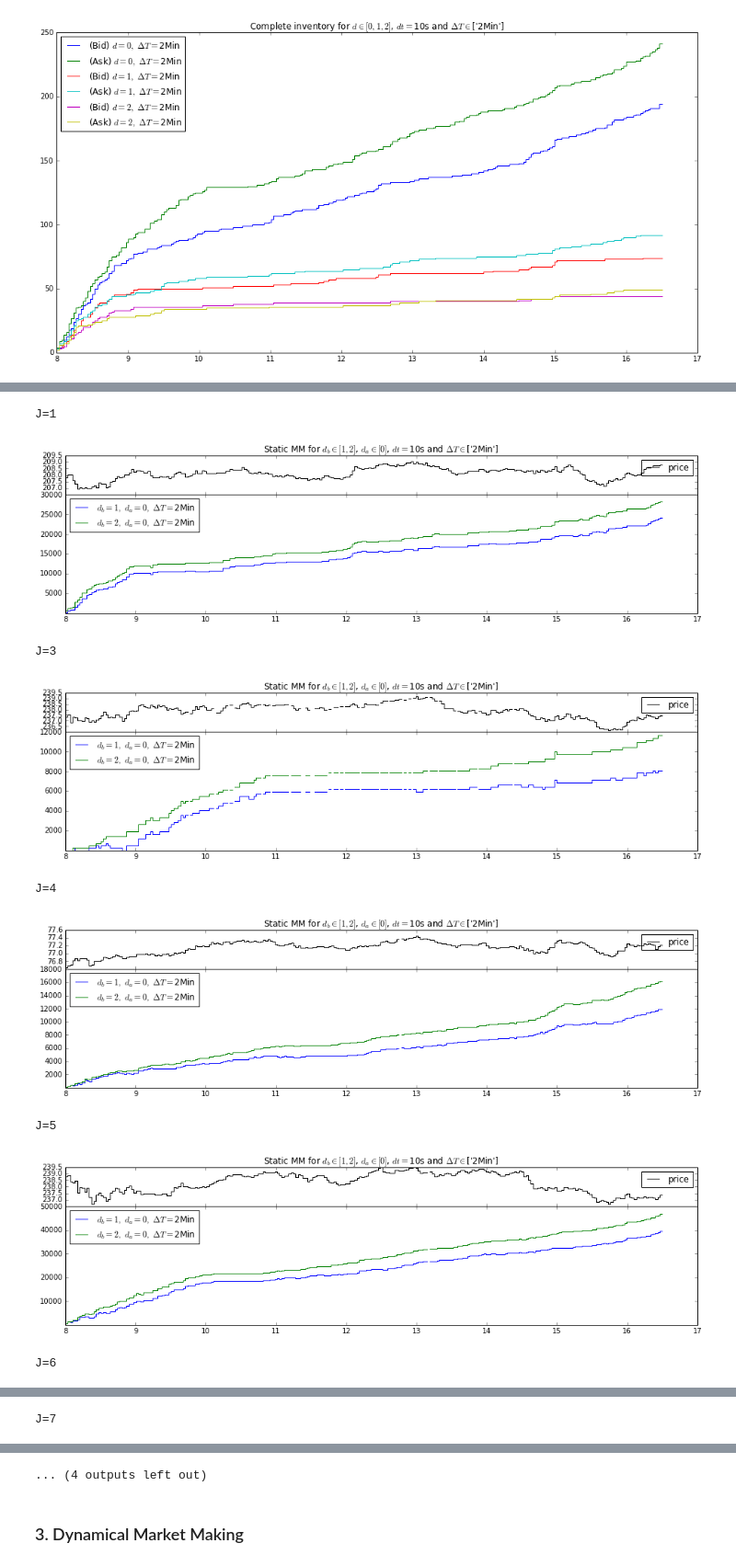
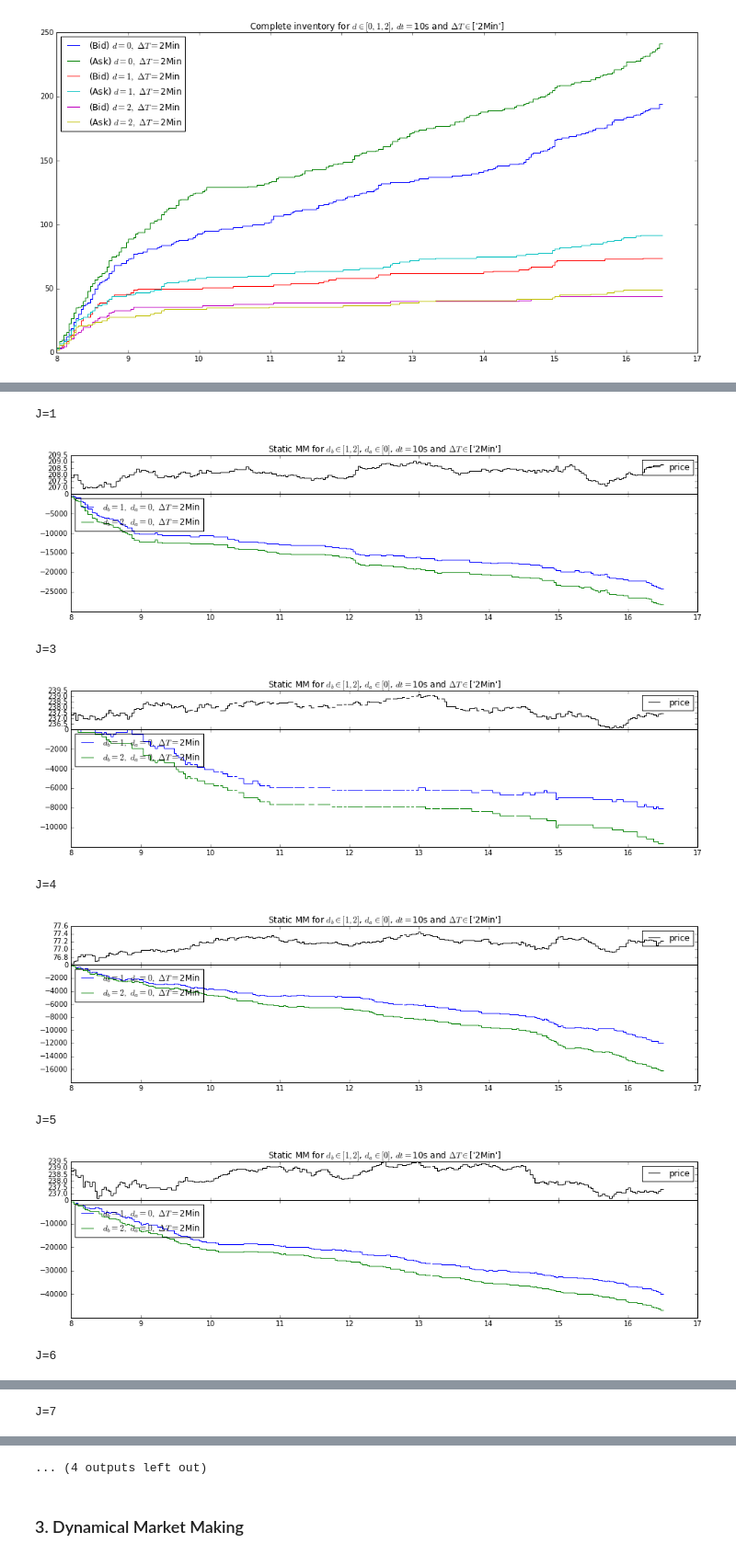
Before and after one commit to m-legrand/TD_Laruelle, a Jupyter notebook: Seance4/TP4.ipynb, the cells around one changed output, grey strips where cells are left out. Shown at 92% size. Drawn from its saved outputs; the diff is of its cells as text; code cells hidden in the pictures.

```diff
--- a/Seance4/TP4.ipynb
+++ b/Seance4/TP4.ipynb
@@ -399,10 +399,10 @@ def staticMarketMaking(db_l=[0,1,2], da_l=[0,1,2], dt='10s', DT_l=['2Min'], Hm=8
                 fillAsk = completeFillrate(temp_trades, da, dt, DT)['Ask']
                 invAsk = (fillAsk*price).cumsum()
                 if showBids:
-                    ax2.step(np.linspace(Hm,HM,len(invBid)), -invBid, label='$d_b='+str(db)+',\ \Delta T=$'+DT)
+                    ax2.step(np.linspace(Hm,HM,len(invBid)), invBid, label='$d_b='+str(db)+',\ \Delta T=$'+DT)
                 if showAsks:
-                    ax2.step(np.linspace(Hm,HM,len(invAsk)), invAsk, label='$d_a='+str(da)+',\ \Delta T=$'+DT)
-                ax2.step(np.linspace(Hm,HM,len(invAsk)), invAsk-invBid,
+                    ax2.step(np.linspace(Hm,HM,len(invAsk)), -invAsk, label='$d_a='+str(da)+',\ \Delta T=$'+DT)
+                ax2.step(np.linspace(Hm,HM,len(invAsk)), invBid-invAsk,
                         label='$d_b='+str(db)+',\ d_a='+str(da)+',\ \Delta T=$'+DT)
     ax2.legend(loc=2)
     fig.subplots_adjust(hspace=0)
@@ -438,15 +436,15 @@ La meilleure performance symétrique est donnée par $(0,0)$ avec un score de $1
 # %%
 # Résultats sur les différentes données :
-for J in [1]+range(3,10):
-    print('J='+str(J))
-    staticMarketMaking(db_l=[1,2], da_l=[0], J=J, Height=4)
+for j in [1]+range(3,10):
+    print('J='+str(j))
+    staticMarketMaking(db_l=[1,2], da_l=[0], J=j, Height=4)
 # %% [output]
 J=1
-[figure, old version]
+[figure, new version]
 J=3
-[figure, old version]
+[figure, new version]
 J=4
-[figure, old version]
+[figure, new version]
 J=5
-[figure, old version]
+[figure, new version]
 J=6
```
Also changed, not shown: parts of 14 cells of this notebook.
